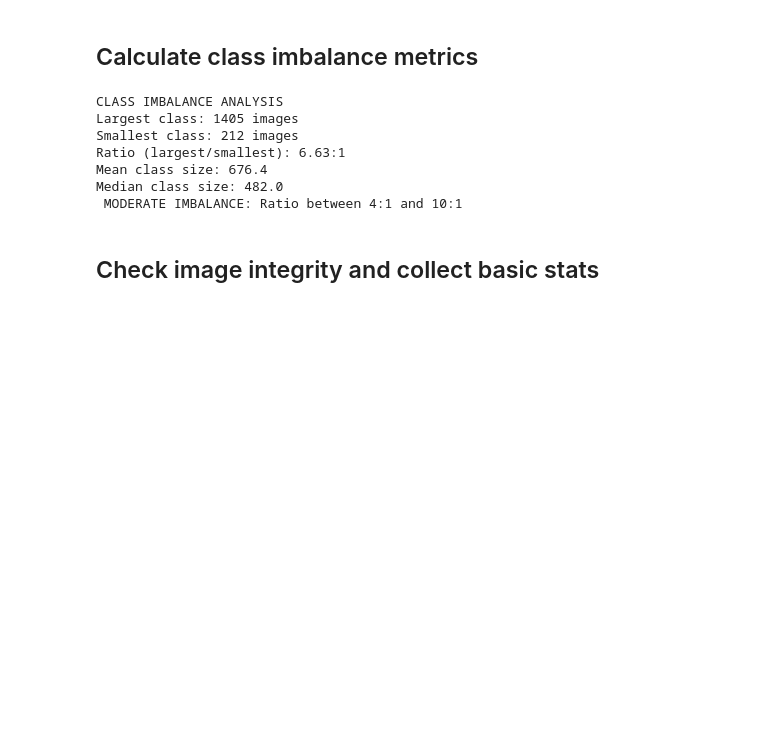
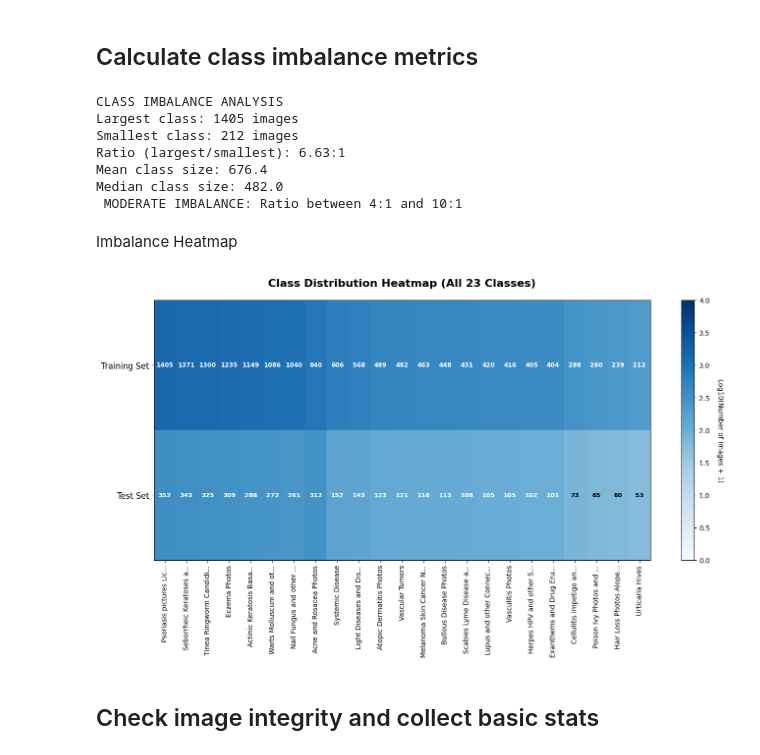
Before and after one commit to SumayyaN/skin-diagnosis, a Jupyter notebook: skin_diagnosis.ipynb, the cells around one changed output. Drawn from its saved outputs; the diff is of its cells as text; code cells hidden in the pictures; blank space fills up the shorter version.

```diff
--- a/skin_diagnosis.ipynb
+++ b/skin_diagnosis.ipynb
@@ -207,6 +245,62 @@ Ratio (largest/smallest): 6.63:1
 Mean class size: 676.4
 Median class size: 482.0
  MODERATE IMBALANCE: Ratio between 4:1 and 10:1
+# %% [markdown]
+Imbalance Heatmap
+# %%
+# Cell 6: Class Imbalance Heatmap (All Classes)
+plt.figure(figsize=(14, 8))
+
+# Sort classes by total size (largest to smallest)
+sorted_df = distribution_df.sort_values('Total', ascending=False).reset_index(drop=True)
+
+# Apply log transform (adding 1 to avoid log(0))
+sorted_df['log_train'] = np.log10(sorted_df['Train_Count'] + 1)
+sorted_df['log_test'] = np.log10(sorted_df['Test_Count'] + 1)
+
+# Create heatmap data (2 rows: train and test, columns: classes)
+heatmap_data = sorted_df[['log_train', 'log_test']].T
+
+# Set column names as class names (truncate if too long)
+class_labels = []
+for c in sorted_df['Class']:
+    if len(c) > 25:
+        class_labels.append(c[:22] + '...')
+    else:
+        class_labels.append(c)
+
+heatmap_data.columns = class_labels
+
+# Plot heatmap with blue colormap
+plt.imshow(heatmap_data, cmap='Blues', aspect='auto', vmin=0, vmax=4)
+
+# Add colorbar
+cbar = plt.colorbar()
+cbar.set_label('Log10(Number of Images + 1)', rotation=270, labelpad=20)
+
+# Labels
+plt.yticks([0, 1], ['Training Set', 'Test Set'], fontsize=12)
+plt.xticks(range(len(sorted_df)), class_labels, rotation=90, fontsize=10)
+plt.title('Class Distribution Heatmap (All 23 Classes)', fontsize=16, weight='bold', pad=20)
+
+# Add actual count annotations on the heatmap
+for i in range(2):  # 0 = train, 1 = test
+    for j in range(len(sorted_df)):
+        if i == 0:
+            value = sorted_df.iloc[j]['Train_Count']
+        else:
+            value = sorted_df.iloc[j]['Test_Count']
+
+        # Only add text if the cell is large enough and value > 0
+        if value > 0:
+            color = 'white' if np.log10(value + 1) > 2 else 'black'
+            plt.text(j, i, int(value), ha='center', va='center',
+                    color=color, fontsize=9, weight='bold')
+
+plt.tight_layout()
+plt.show()
+# %% [output]
+[figure, added]
 # %% [markdown]
 ## Check image integrity and collect basic stats
 # %%
```
Also changed, not shown: parts of 4 cells of this notebook.
